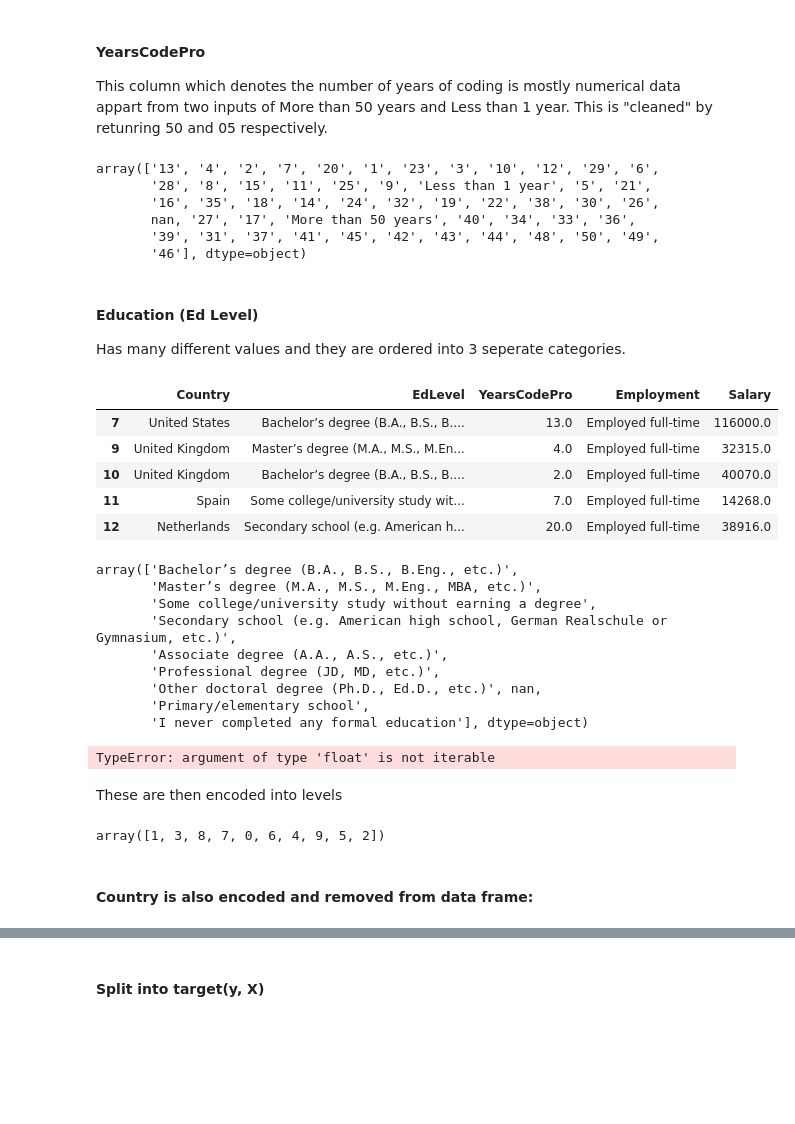
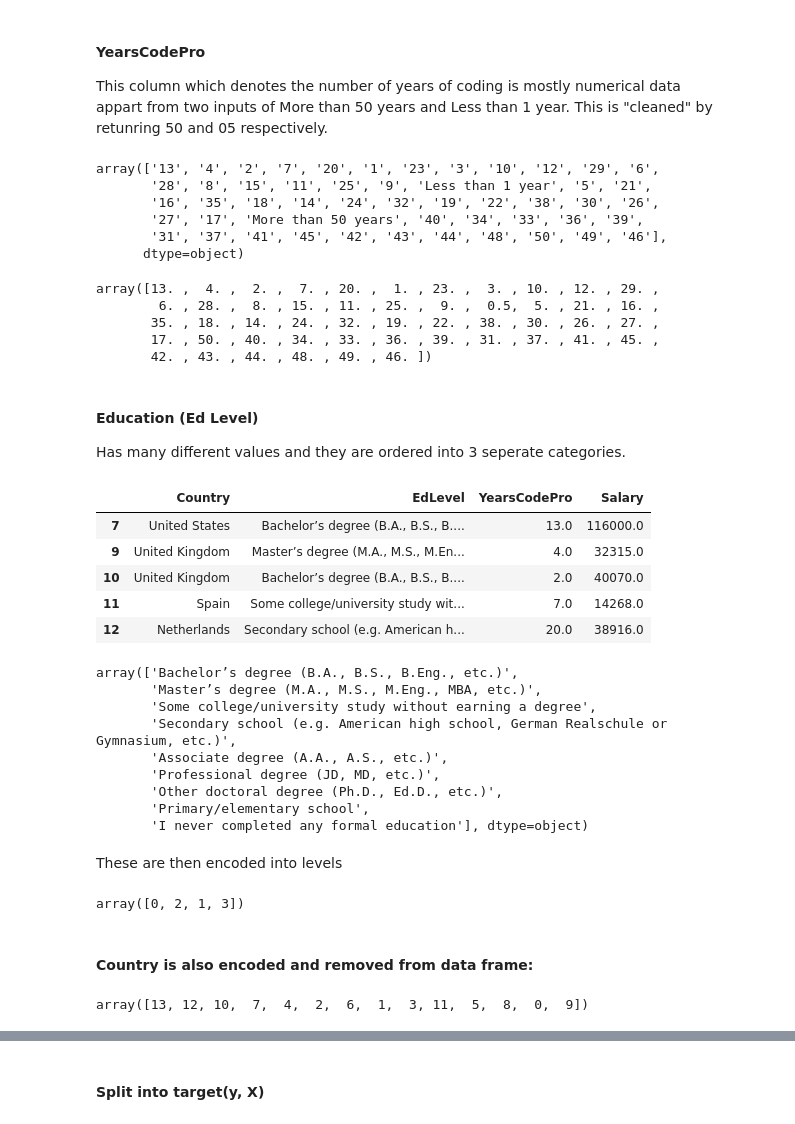
Before and after one commit to Estellerl/SalaryPredictor, a Jupyter notebook: SalaryPredictor.ipynb, the cells around one changed output, grey strips where cells are left out. Saved outputs shown, nothing was run; the diff lists cells and outputs as text; code cells hidden in the pictures; blank space fills up the shorter version.

```diff
--- a/SalaryPredictor.ipynb
+++ b/SalaryPredictor.ipynb
@@ -49,0 +44,6 @@ df.head(5)
+# %%
+#Drop all NaN - this is a brute force way of doing it
+df =df.dropna()
+df.isnull().sum()
+
+df.head(5)
@@ -119,7 +125,7 @@ def shorten_categories(categories, cutoff):
     return categorical_map
 # %%
 country_map = shorten_categories(df.Country.value_counts(), 400)
-df['Country'] = df['Country'].map(country_map)
-df.Country.value_counts()
+df1['Country'] = df1['Country'].map(country_map)
+df1.Country.value_counts()
 # %% [output]
 Country
@@ -158,8 +164,8 @@ plt.show()
 IN the plot above there are many outlies that are skewing the data. In order too fix this a range is set and Countries grouped into Other are discarded.
 # %%
 #Keep values in a certain range in order and also drop other
-df = df[df["Salary"] <= 250000]
-df = df[df["Salary"] >= 10000]
-df = df[df['Country'] != 'Other']
+df1 = df1[df1["Salary"] <= 250000]
+df1 = df1[df1["Salary"] >= 10000]
+df1 = df1[df1['Country'] != 'Other']
 # %%
 fig, ax = plt.subplots(1,1, figsize=(12,7))
@@ -179,14 +185,14 @@ Here we can see after removing Others and creating a range the box plot looks mo
 #### YearsCodePro
 This column which denotes the number of years of coding is mostly numerical data appart from two inputs of More than 50 years and Less than 1 year. This is "cleaned" by retunring 50 and 05 respectively.
 # %%
-df["YearsCodePro"].unique()
+df1["YearsCodePro"].unique()
 # %% [output]
 array(['13', '4', '2', '7', '20', '1', '23', '3', '10', '12', '29', '6',
        '28', '8', '15', '11', '25', '9', 'Less than 1 year', '5', '21',
        '16', '35', '18', '14', '24', '32', '19', '22', '38', '30', '26',
-       nan, '27', '17', 'More than 50 years', '40', '34', '33', '36',
-       '39', '31', '37', '41', '45', '42', '43', '44', '48', '50', '49',
-       '46'], dtype=object)
+       '27', '17', 'More than 50 years', '40', '34', '33', '36', '39',
+       '31', '37', '41', '45', '42', '43', '44', '48', '50', '49', '46'],
+      dtype=object)
 # %%
 def clean_experience(x):
     if x ==  'More than 50 years':
@@ -195,21 +201,29 @@ def clean_experience(x):
         return 0.5
     return float(x)
 
-df['YearsCodePro'] = df['YearsCodePro'].apply(clean_experience)
+df1['YearsCodePro'] = df['YearsCodePro'].apply(clean_experience)
+# %%
+df1["YearsCodePro"].unique()
+# %% [output]
+array([13. ,  4. ,  2. ,  7. , 20. ,  1. , 23. ,  3. , 10. , 12. , 29. ,
+        6. , 28. ,  8. , 15. , 11. , 25. ,  9. ,  0.5,  5. , 21. , 16. ,
+       35. , 18. , 14. , 24. , 32. , 19. , 22. , 38. , 30. , 26. , 27. ,
+       17. , 50. , 40. , 34. , 33. , 36. , 39. , 31. , 37. , 41. , 45. ,
+       42. , 43. , 44. , 48. , 49. , 46. ])
 # %% [markdown]
 #### Education (Ed Level)
 Has many different values and they are ordered into 3 seperate categories.
 # %%
-df.head(5)
+df1.head(5)
 # %% [output]
-|  | Country | EdLevel | YearsCodePro | Employment | Salary |
-| 7 | United States | Bachelor’s degree (B.A., B.S., B.... | 13.0 | Employed full-time | 116000.0 |
-| 9 | United Kingdom | Master’s degree (M.A., M.S., M.En... | 4.0 | Employed full-time | 32315.0 |
-| 10 | United Kingdom | Bachelor’s degree (B.A., B.S., B.... | 2.0 | Employed full-time | 40070.0 |
-| 11 | Spain | Some college/university study wit... | 7.0 | Employed full-time | 14268.0 |
-| 12 | Netherlands | Secondary school (e.g. American h... | 20.0 | Employed full-time | 38916.0 |
+|  | Country | EdLevel | YearsCodePro | Salary |
+| 7 | United States | Bachelor’s degree (B.A., B.S., B.... | 13.0 | 116000.0 |
+| 9 | United Kingdom | Master’s degree (M.A., M.S., M.En... | 4.0 | 32315.0 |
+| 10 | United Kingdom | Bachelor’s degree (B.A., B.S., B.... | 2.0 | 40070.0 |
+| 11 | Spain | Some college/university study wit... | 7.0 | 14268.0 |
+| 12 | Netherlands | Secondary school (e.g. American h... | 20.0 | 38916.0 |
 # %%
-df["EdLevel"].unique()
+df1["EdLevel"].unique()
 # %% [output]
 array(['Bachelor’s degree (B.A., B.S., B.Eng., etc.)',
        'Master’s degree (M.A., M.S., M.Eng., MBA, etc.)',
@@ -217,7 +231,7 @@ array(['Bachelor’s degree (B.A., B.S., B.Eng., etc.)',
        'Secondary school (e.g. American high school, German Realschule or Gymnasium, etc.)',
        'Associate degree (A.A., A.S., etc.)',
        'Professional degree (JD, MD, etc.)',
-       'Other doctoral degree (Ph.D., Ed.D., etc.)', nan,
+       'Other doctoral degree (Ph.D., Ed.D., etc.)',
        'Primary/elementary school',
        'I never completed any formal education'], dtype=object)
 # %%
@@ -229,7 +243,3 @@ def clean_education(x):
     if 'Professional degree' in x or 'Other doctoral' in x:
         return 'Post grad'
     return 'Less than a Bachelors'
-
-df['EdLevel'] = df['EdLevel'].apply(clean_education)
-# %% [output]
-TypeError: argument of type 'float' is not iterable
@@ -237,9 +249,9 @@ TypeError: argument of type 'float' is not iterable
 These are then encoded into levels
 # %%
 le_education = LabelEncoder()
-df['EdLevel'] = le_education.fit_transform(df['EdLevel'])
-df["EdLevel"].unique()
+df1['EdLevel'] = le_education.fit_transform(df1['EdLevel'])
+df1["EdLevel"].unique()
 # %% [output]
-array([1, 3, 8, 7, 0, 6, 4, 9, 5, 2])
+array([0, 2, 1, 3])
 # %%
 # Then the original column is removed
@@ -248,7 +260,8 @@ df = df.drop("EdLevel", axis=1)
 #### Country is also encoded and removed from data frame:
 # %%
 le_country = LabelEncoder()
-df["Country"] = le_country.fit_transform(df['Country'])
-df["Country"].unique()
-df = df.drop("Country", axis=1)
+df1["Country"] = le_country.fit_transform(df1['Country'])
+df1["Country"].unique()
+# %% [output]
+array([13, 12, 10,  7,  4,  2,  6,  1,  3, 11,  5,  8,  0,  9])
 # %%
```
Also changed, not shown: parts of 33 cells of this notebook, 1 other file.
